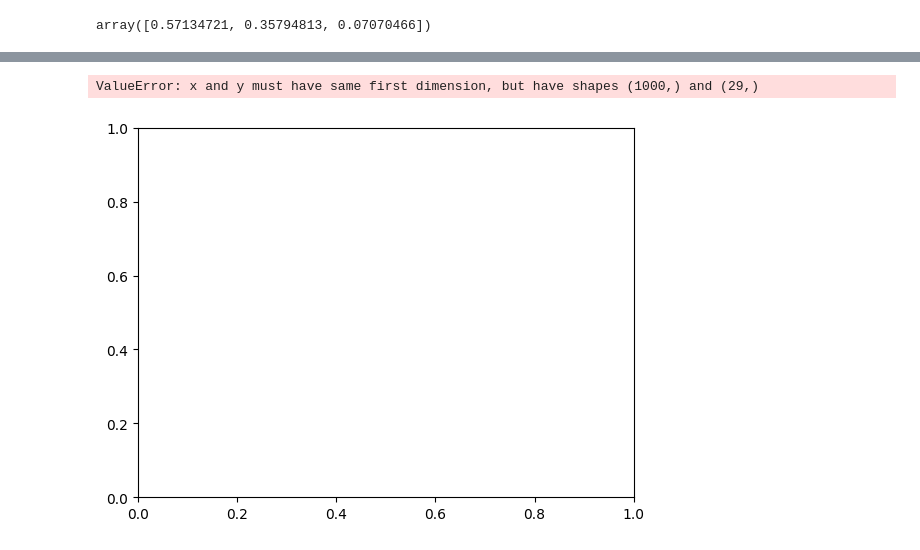
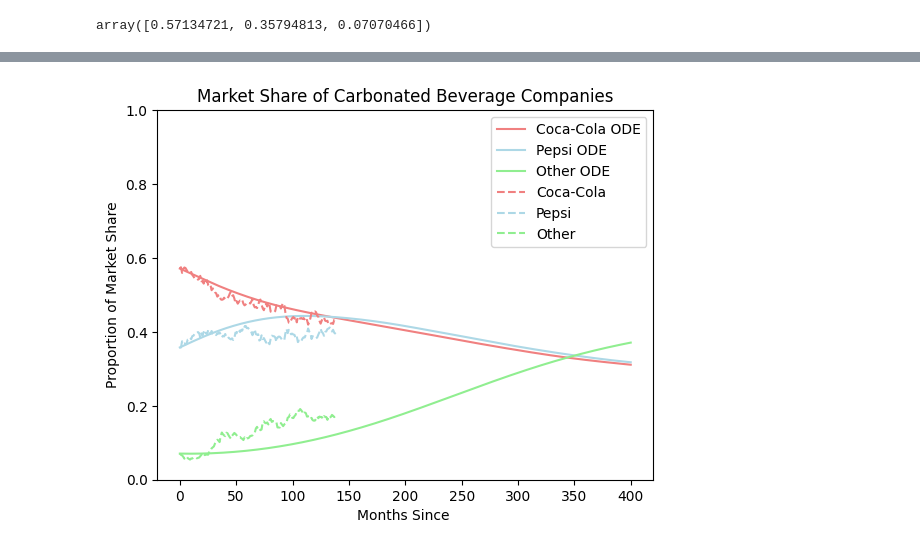
Before and after one commit to brandonwaits12/Radiator-Springs, a Jupyter notebook: ramon.ipynb, the cells around one changed output, grey strips where cells are left out. Cells and saved outputs as stored; diff of their text form; code cells hidden in the pictures.

```diff
--- a/ramon.ipynb
+++ b/ramon.ipynb
@@ -639,4 +673,4 @@ fake_alp= np.array([KO_alpha.mean(), PEP_alpha.mean(), Other_alpha.mean()])
 
 betas = np.array([[1, -.64, -.41],
           [-.64, 1, -.26],
-          [-.41, -.26, 1]])
+          [-.41, -.26, 1]]) / 100
@@ -659,7 +701,7 @@ def event_based_model():
         return dydt
 
     t0 = 0
-    tf = 139
+    tf = 250
     x_space = np.linspace(0, tf, 1000)
 
     #Define y0 and solution
@@ -669,13 +711,17 @@ def event_based_model():
 
     #Plot the system
     #Plot the system
-    plt.plot(x_space, sol.y[0],  label=f"Company 1, alpha = {fake_alp[0]:.2f}")
-    plt.plot(x_space, sol.y[1],  label=f"Company 2, alpha = {fake_alp[1]:.2f}")
-    plt.plot(x_space, sol.y[2],  label=f"Company 3, alpha = {fake_alp[2]:.2f}")
+    plt.plot(sol.t, sol.y[0], color = 'lightcoral', ls = '-', label=f"Coca-Cola ODE")
+    plt.plot(sol.t, sol.y[1], color = 'lightblue', ls = '-', label=f"Pepsi ODE")
+    plt.plot(sol.t, sol.y[2],  color = 'lightgreen', ls = '-', label=f"Other ODE")
+    plt.plot(np.linspace(t0, 139, 139), port2[:, 0], color = 'lightcoral', ls = '--', label=f"Coca-Cola")
+    plt.plot(np.linspace(t0, 139, 139), port2[:, 1], color = 'lightblue', ls = '--', label=f"Pepsi")
+    plt.plot(np.linspace(t0, 139, 139), port2[:, 2],  color = 'lightgreen', ls = '--', label=f"Other")
+
 
     plt.ylabel("Proportion of Market Share")
-    plt.xlabel("T (days)")
-    plt.title("Modelling the Market Share 5 Companies:")
+    plt.xlabel("Months Since ")
+    plt.title("Market Share of Carbonated Beverage Companies")
     plt.ylim(0, 1)
     plt.legend()
 
@@ -689,49 +734,47 @@ ValueError: x and y must have same first dimension, but have shapes (1000,) and
 # %%
 def event_based_model():
-    K = 2 / 3  # Carrying capacity
+    #np.random.seed(44)
+    K = 2/3
 
-    # Define alpha and beta values
-    fake_alp = np.array([KO_alpha.mean(), PEP_alpha.mean(), Other_alpha.mean()])  # Growth rates
-    betas = np.array([[1, -0.64, -0.41],
-                      [-0.64, 1, -0.26],
-                      [-0.41, -0.26, 1]])  # Interaction matrix
+    # beta_values = (beta_values + beta_values.T) / 2
 
-    # Initial market shares
-    y0 = np.array([0.4, 0.35, 0.25])  # Proportions of KO, PEP, and Other
 
     def ode(t, y):
-        dydt = np.zeros(3)  # Three entities: KO, PEP, Other
-        for i in range(3):  # Iterate over entities
+        dydt = np.zeros(3)
+        temporary_alpha = fake_alp.copy()
+        for i in range(3):
             competitive_term = np.sum([betas[i, j] * y[j] for j in range(3) if j != i])
-            dydt[i] = y[i] * (fake_alp[i] * (1 - y[i] / K) - competitive_term)
+            dydt[i] = y[i] * (temporary_alpha[i] * (1 - y[i] / K) - competitive_term)
         return dydt
 
-    # Time range for simulation
     t0 = 0
-    tf = 139
-    x_space = np.linspace(t0, tf, 1000)
+    tf = 400
+    x_space = np.linspace(0, tf, 1000)
 
-    # Solve the ODE system
-    sol = solve_ivp(ode, (t0, tf), y0, t_eval=x_space)
-    sol.y = sol.y / np.sum(sol.y, axis=0, keepdims=True)  # Normalize to ensure proportions
+    #Define y0 and solution
+    #y0 = np.array([0.1, 0.2, 0.3, 0.15, 0.15])
+    sol = solve_ivp(ode, (t0, tf), y0, t_eval=np.linspace(t0, tf, 1000))
+    sol.y = sol.y / np.sum(sol.y, axis=0)
 
-    # Plot the system
-    plt.plot(x_space, sol.y[0], label=f"Coca-Cola, alpha = {fake_alp[0]:.2f}")
-    plt.plot(x_space, sol.y[1], label=f"Pepsi, alpha = {fake_alp[1]:.2f}")
-    plt.plot(x_space, sol.y[2], label=f"Other, alpha = {fake_alp[2]:.2f}")
+    #Plot the system
+    #Plot the system
+    plt.plot(sol.t, sol.y[0], color = 'lightcoral', ls = '-', label=f"Coca-Cola ODE")
+    plt.plot(sol.t, sol.y[1], color = 'lightblue', ls = '-', label=f"Pepsi ODE")
+    plt.plot(sol.t, sol.y[2],  color = 'lightgreen', ls = '-', label=f"Other ODE")
+    plt.plot(np.linspace(t0, 139, 139), port2[:, 0], color = 'lightcoral', ls = '--', label=f"Coca-Cola")
+    plt.plot(np.linspace(t0, 139, 139), port2[:, 1], color = 'lightblue', ls = '--', label=f"Pepsi")
+    plt.plot(np.linspace(t0, 139, 139), port2[:, 2],  color = 'lightgreen', ls = '--', label=f"Other")
+
 
     plt.ylabel("Proportion of Market Share")
-    plt.xlabel("T (days)")
-    plt.title("Modelling the Market Share of KO, PEP, and Other")
+    plt.xlabel("Months Since ")
+    plt.title("Market Share of Carbonated Beverage Companies")
     plt.ylim(0, 1)
     plt.legend()
+
     plt.show()
-
     return sol.y, fake_alp, betas
 
-
-# Run the model
 solution = event_based_model()
 # %% [output]
-ValueError: x and y must have same first dimension, but have shapes (1000,) and (29,)
-[figure, old version]
+[figure, new version]
```
Also changed, not shown: parts of 13 cells of this notebook.
